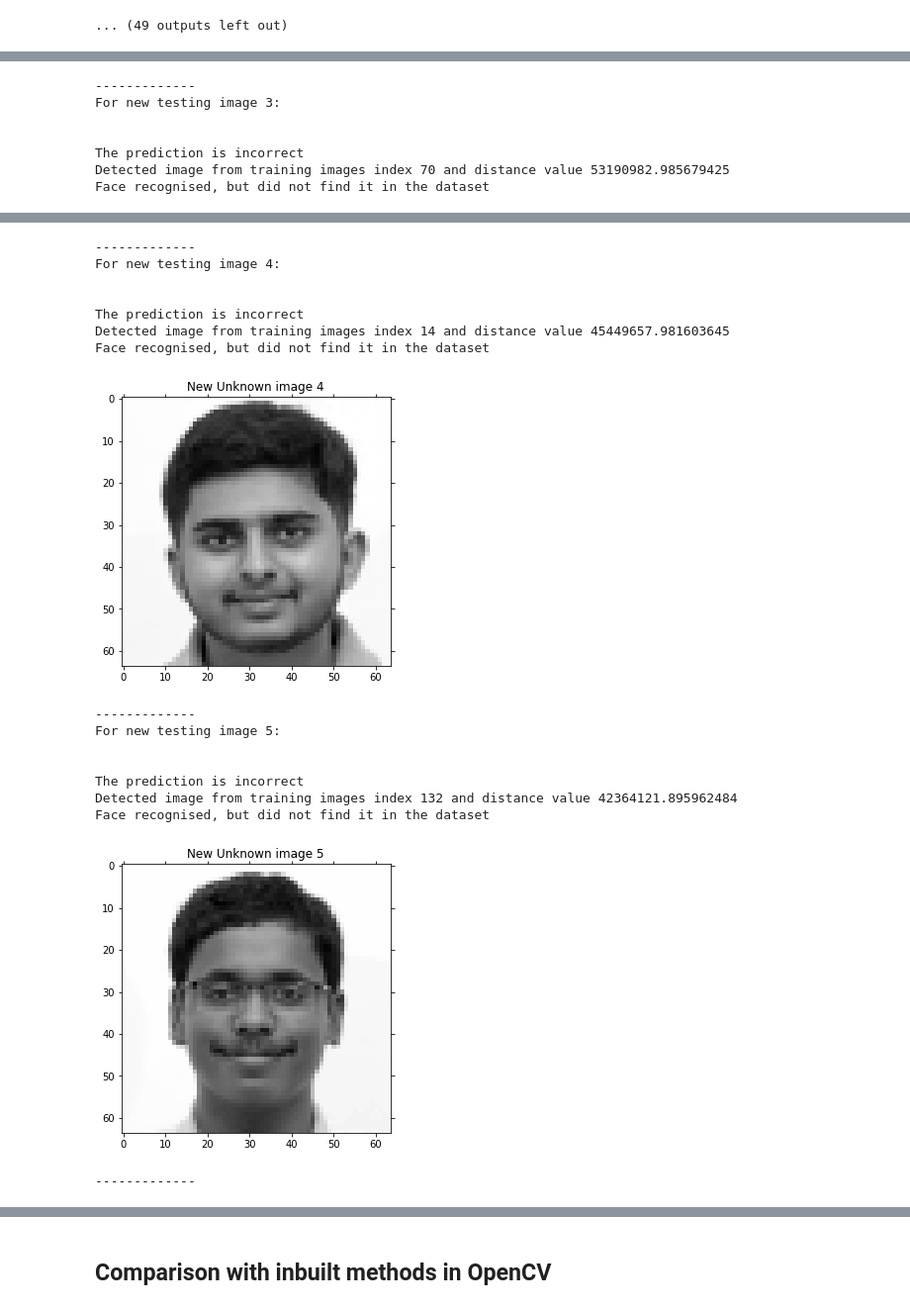
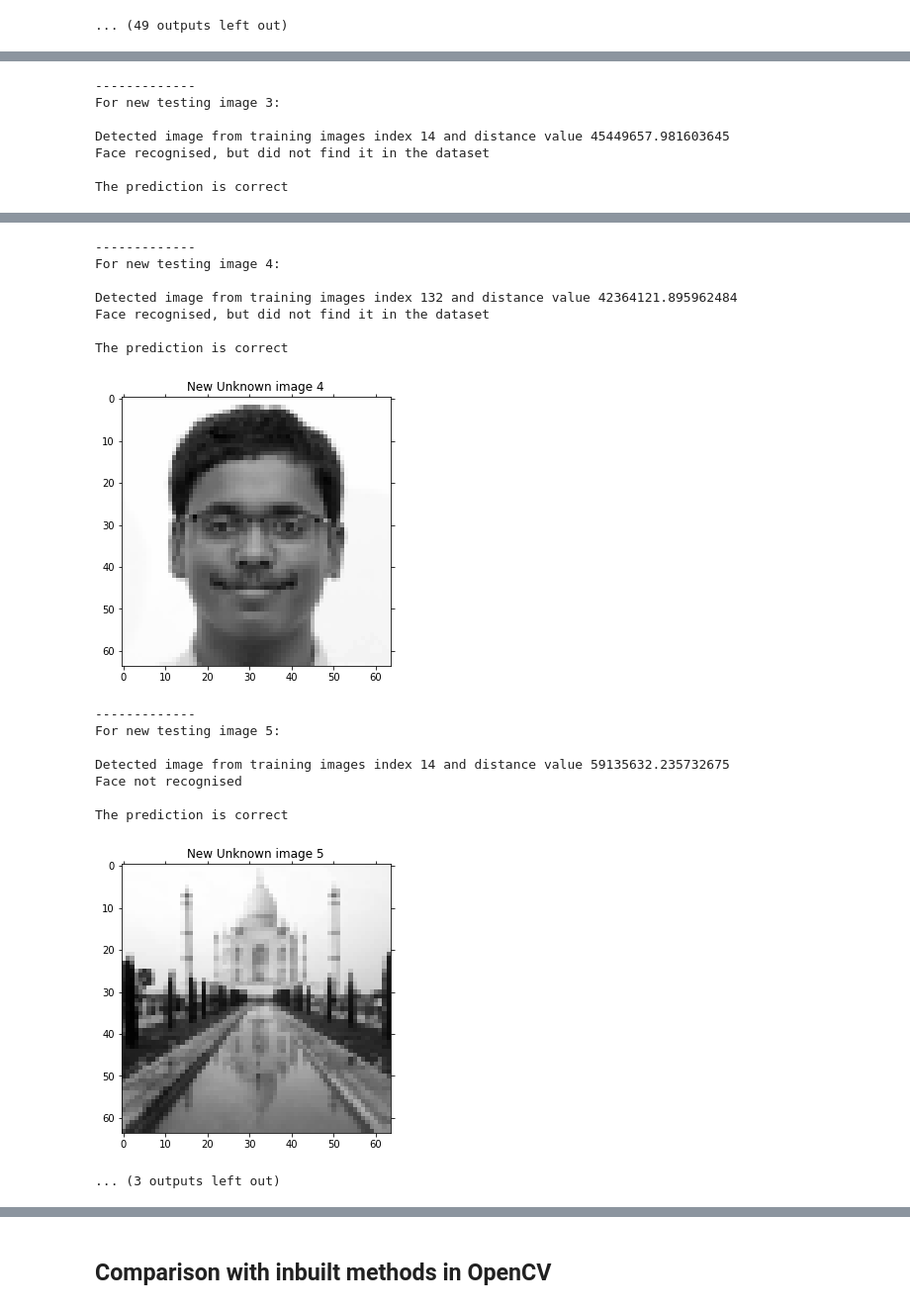
Before and after one commit to Rutvij-1/Eigen-Faces-SMAI-M21-project, a Jupyter notebook: FINALFINAL.ipynb, the cells around one changed output, grey strips where cells are left out. Shown at 99% size. Drawn from its saved outputs; the diff is of its cells as text; code cells hidden in the pictures.

```diff
--- a/FINALFINAL.ipynb
+++ b/FINALFINAL.ipynb
@@ -149,7 +167,7 @@ proj_data = (training_tensor.T @ reduced_data).T
 for i in range(min(8,proj_data.shape[0])):
     img = proj_data[i].reshape(HEIGHT,WIDTH)
     plt.subplot(2,4,1+i)
-    plt.imshow(np.abs(img), cmap='jet')
+    plt.imshow(np.abs(img), cmap='gray')
     plt.tick_params(labelleft='off', labelbottom='off', bottom='off',top='off',right='off',left='off', which='both')
 plt.show()
 # %% [output]
@@ -159,5 +181,5 @@ w = np.array([np.dot(proj_data,i) for i in normalised_training_tensor])
 # %%
-unknown_face = testing_im[1]
+unknown_face = testing_im[0]
 unknown_face_vector = np.array(unknown_face, dtype='float64').flatten()
 
 plt.imshow(unknown_face, cmap='gray')
@@ -193,6 +217,12 @@ Label of Recognised face in training dataset9, label of testing image 1
 # %%
 def recogniser(curr_testing_im, curr_testing_label, proj_data, w, K, printflg=False, t0 = 30532474,t1 = 54836715):
-    # Recognisation
+    """
+    Takes input unknown image, unknown image label, dimension reduction marix, dimensionally reduced training vector,
+    k for K-Nearest-Neighbours and optional parameters to print recognition progress, cut-off for an image being a
+    face in the dataset and cut-off for an image being a face.
+    Returns the label of image and the image if a match is found in the training dataset, -1 and None if the image is
+    a face but it is not found in the training dataset and -2 and None if the image is a not face.
+    """
     unknown_face = curr_testing_im
     unknown_face_vector = np.array(curr_testing_im, dtype='float64').flatten()
     normalised_uface_vector = unknown_face_vector-mean_face
@@ -354,6 +388,6 @@ for i in os.listdir("YaleDataset/testing_set"):
         im = cv2.cvtColor(im, cv2.COLOR_BGR2GRAY)
     im = cv2.resize(im, im_size, fx=0.5, fy=0.5, interpolation = cv2.INTER_AREA)
     new_testing_im.append(im)
-    new_testing_label.append(i.split(".")[0])
+    new_testing_label.append(int(i.split(".")[0]))
 new_testing_im=np.array(new_testing_im)
 new_testing_label=np.array(new_testing_label)
@@ -360,11 +396,11 @@ new_testing_label=np.array(new_testing_label)
 # %%
 for idx, img in enumerate(new_testing_im):
     print(f"For new testing image {idx}:\n")
+    label, im = recogniser(img, new_testing_label[idx], proj_data, w, 3, True)
     if label == new_testing_label[idx]:
         print("\nThe prediction is correct")
     else:
         print("\nThe prediction is incorrect")
-    recogniser(img, new_testing_label[idx], proj_data, w, 3, True)
     plt.figure(figsize=(ROW_SIZE,ROW_SIZE))
     plt.imshow(img, cmap='gray')
     plt.title(f'New Unknown image {idx}')
@@ -398,7 +434,7 @@ Face recognised, but did not find it in the dataset
 -------------
 For new testing image 3:
 
+Detected image from training images index 14 and distance value 45449657.981603645
+Face recognised, but did not find it in the dataset
 
-The prediction is incorrect
-Detected image from training images index 70 and distance value 53190982.985679425
-Face recognised, but did not find it in the dataset
+The prediction is correct
@@ -406,17 +442,17 @@ Face recognised, but did not find it in the dataset
 -------------
 For new testing image 4:
 
+Detected image from training images index 132 and distance value 42364121.895962484
+Face recognised, but did not find it in the dataset
 
-The prediction is incorrect
-Detected image from training images index 14 and distance value 45449657.981603645
-Face recognised, but did not find it in the dataset
+The prediction is correct
-[figure, old version]
+[figure, new version]
 -------------
 For new testing image 5:
 
+Detected image from training images index 14 and distance value 59135632.235732675
+Face not recognised
 
-The prediction is incorrect
-Detected image from training images index 132 and distance value 42364121.895962484
-Face recognised, but did not find it in the dataset
+The prediction is correct
-[figure, old version]
+[figure, new version]
--------------
+... (3 outputs left out)
```
Also changed, not shown: parts of 25 cells of this notebook.
